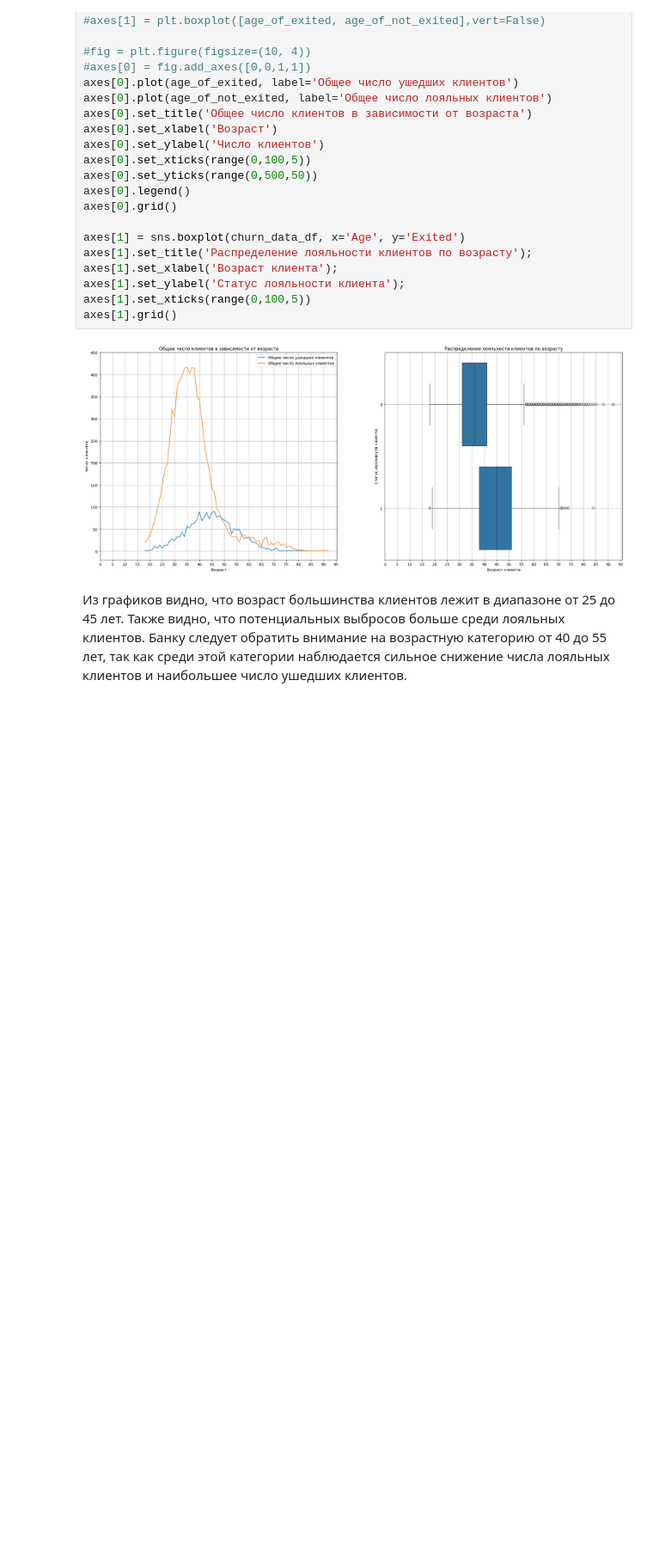
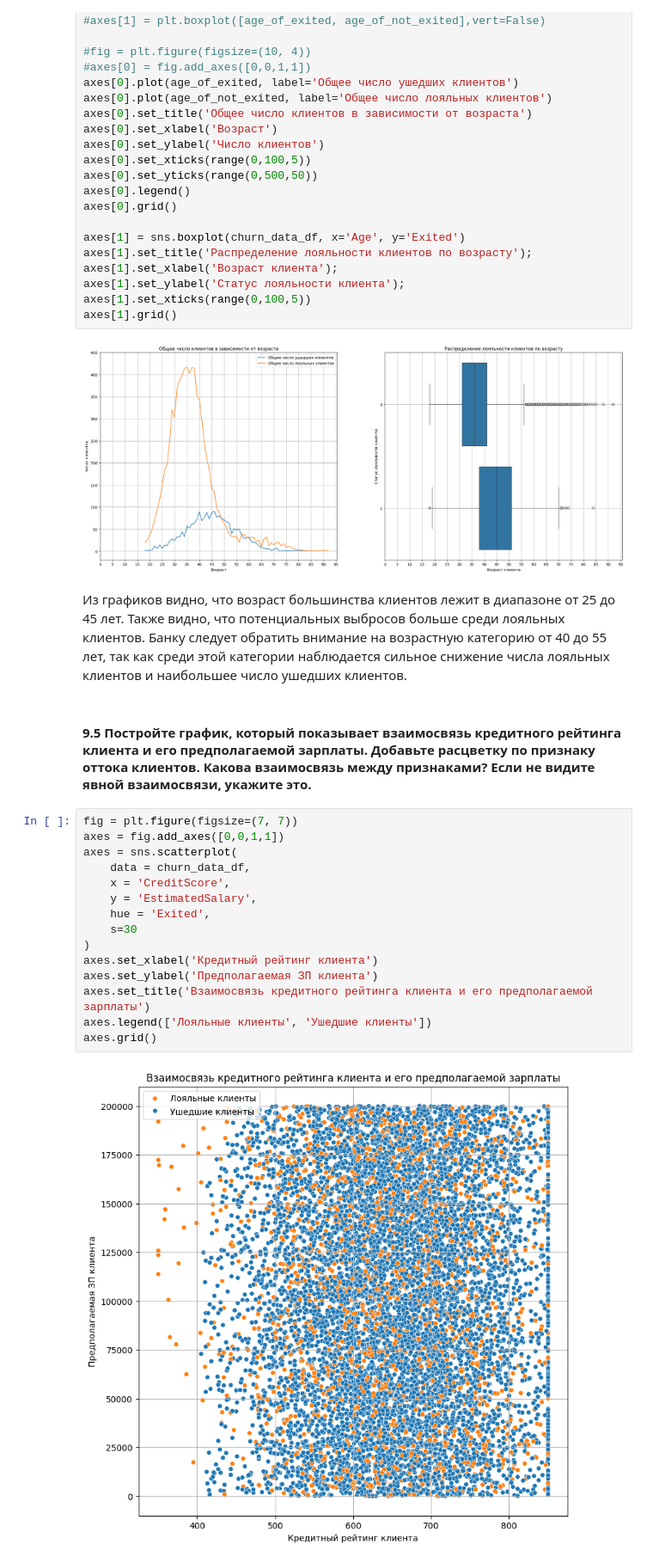
Before and after one commit to vokhmianin-da/sf_data_science, a Jupyter notebook: PYTHON-13. VISUALISATION/Practic.ipynb, the cells around one changed output. Shown at 86% size. Cells and saved outputs as stored; diff of their text form; blank space fills up the shorter version.

```diff
--- a/PYTHON-13. VISUALISATION/Practic.ipynb
+++ b/PYTHON-13. VISUALISATION/Practic.ipynb
@@ -138,3 +138,22 @@ axes[1].grid()
 [figure]
 # %% [markdown]
 Из графиков видно, что возраст большинства клиентов лежит в диапазоне от 25 до 45 лет. Также видно, что потенциальных выбросов больше среди лояльных клиентов. Банку следует обратить внимание на возрастную категорию от 40 до 55 лет, так как среди этой категории наблюдается сильное снижение числа лояльных клиентов и наибольшее число ушедших клиентов.
+# %% [markdown]
+#### 9.5 Постройте график, который показывает взаимосвязь кредитного рейтинга клиента и его предполагаемой зарплаты. Добавьте расцветку по признаку оттока клиентов. Какова взаимосвязь между признаками? Если не видите явной взаимосвязи, укажите это.
+# %%
+fig = plt.figure(figsize=(7, 7))
+axes = fig.add_axes([0,0,1,1])
+axes = sns.scatterplot(
+    data = churn_data_df,
+    x = 'CreditScore',
+    y = 'EstimatedSalary',
+    hue = 'Exited',
+    s=30
+)
+axes.set_xlabel('Кредитный рейтинг клиента')
+axes.set_ylabel('Предполагаемая ЗП клиента')
+axes.set_title('Взаимосвязь кредитного рейтинга клиента и его предполагаемой зарплаты')
+axes.legend(['Лояльные клиенты', 'Ушедшие клиенты'])
+axes.grid()
+# %% [output]
+[figure, added]
```
Also changed, not shown: parts of 16 cells of this notebook.
